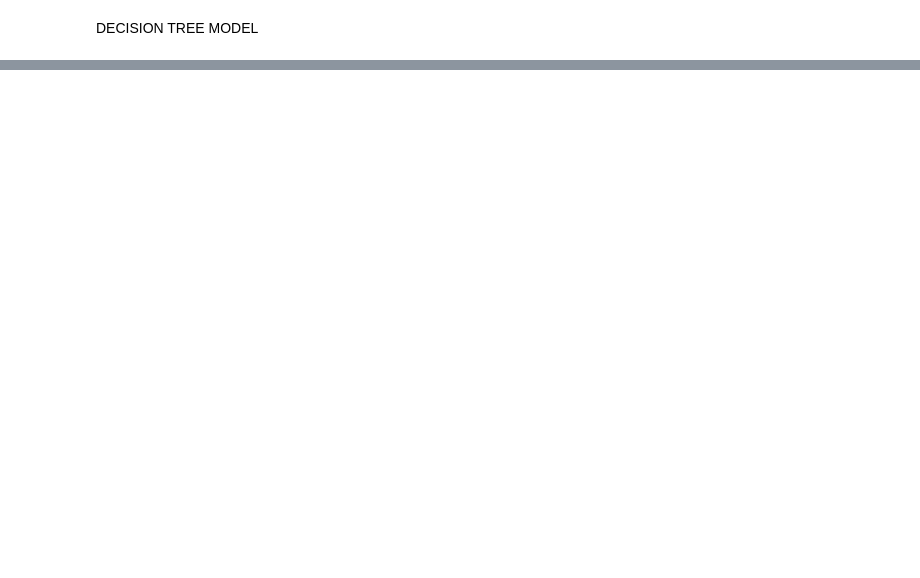
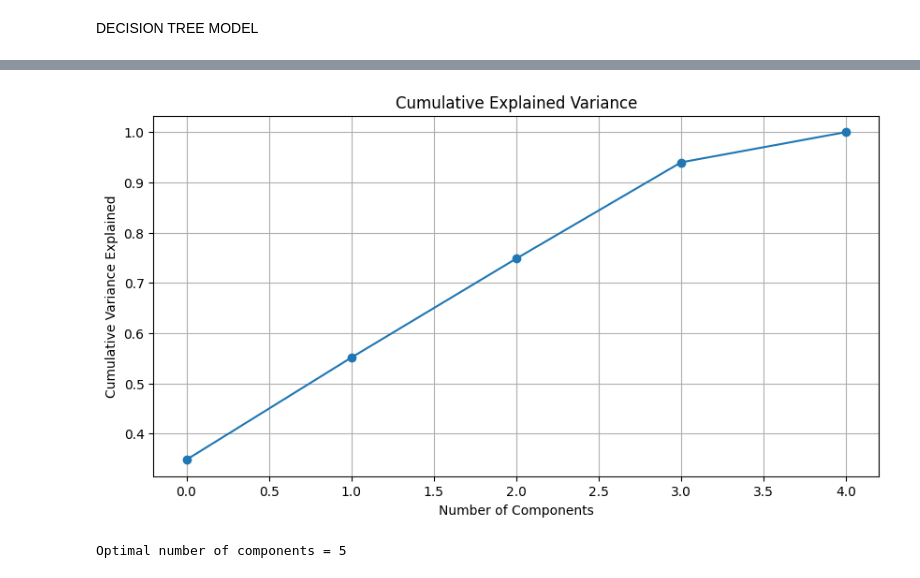
Before and after one commit to aaditiparabs/ds3001-finalprojcode, a Jupyter notebook: aaditicopy_decisiontree.ipynb, the cells around one changed output, grey strips where cells are left out. Saved outputs shown, nothing was run; the diff lists cells and outputs as text; code cells hidden in the pictures; blank space fills up the shorter version.

```diff
--- a/aaditicopy_decisiontree.ipynb
+++ b/aaditicopy_decisiontree.ipynb
@@ -234,0 +313,17 @@ F1 Score        0.885651     0.893383
+# %%
+plt.figure(figsize=(10,5))
+plt.plot(np.cumsum(explained_variance), marker='o')
+plt.title("Cumulative Explained Variance")
+plt.xlabel("Number of Components")
+plt.ylabel("Cumulative Variance Explained")
+plt.grid(True)
+plt.show()
+# %% [output]
+[figure, added]
+# %%
+pca_tuned = PCA(n_components=0.95)  # keep 95% variance
+pca_tuned_data = pca_tuned.fit_transform(scaled_data)
+
+print("Optimal number of components =", pca_tuned.n_components_)
+# %% [output]
+Optimal number of components = 5
```
Also changed, not shown: parts of 10 cells of this notebook.
